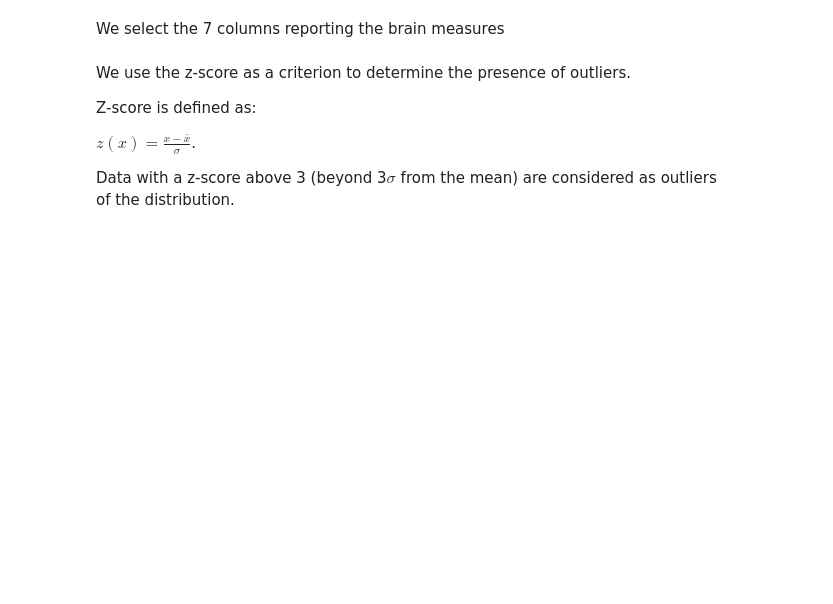
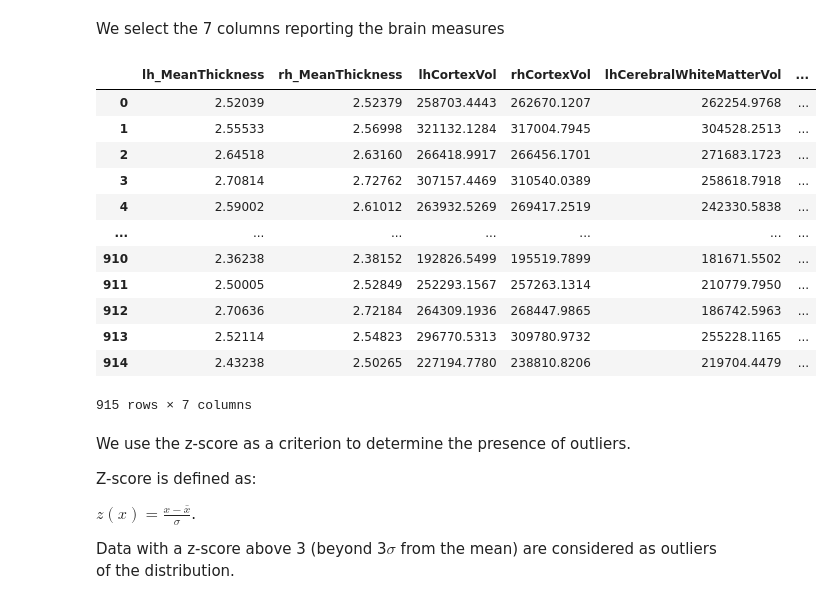
Before and after one commit to retico/cmepda_medphys, a Jupyter notebook: L6_code/demo3_data_exploration_Pandas.ipynb, the cells around one changed output. Drawn from its saved outputs; the diff is of its cells as text; code cells hidden in the pictures; blank space fills up the shorter version.

```diff
--- a/L6_code/demo3_data_exploration_Pandas.ipynb
+++ b/L6_code/demo3_data_exploration_Pandas.ipynb
@@ -231,3 +548,20 @@ data = df.iloc[:,5:12]
+# %%
+data = df.loc[:,'lh_MeanThickness':'TotalGrayVol']
+data
+# %% [output]
+|  | lh_MeanThickness | rh_MeanThickness | lhCortexVol | rhCortexVol | lhCerebralWhiteMatterVol | ... |
+| 0 | 2.52039 | 2.52379 | 258703.4443 | 262670.1207 | 262254.9768 | ... |
+| 1 | 2.55533 | 2.56998 | 321132.1284 | 317004.7945 | 304528.2513 | ... |
+| 2 | 2.64518 | 2.63160 | 266418.9917 | 266456.1701 | 271683.1723 | ... |
+| 3 | 2.70814 | 2.72762 | 307157.4469 | 310540.0389 | 258618.7918 | ... |
+| 4 | 2.59002 | 2.61012 | 263932.5269 | 269417.2519 | 242330.5838 | ... |
+| ... | ... | ... | ... | ... | ... | ... |
+| 910 | 2.36238 | 2.38152 | 192826.5499 | 195519.7899 | 181671.5502 | ... |
+| 911 | 2.50005 | 2.52849 | 252293.1567 | 257263.1314 | 210779.7950 | ... |
+| 912 | 2.70636 | 2.72184 | 264309.1936 | 268447.9865 | 186742.5963 | ... |
+| 913 | 2.52114 | 2.54823 | 296770.5313 | 309780.9732 | 255228.1165 | ... |
+| 914 | 2.43238 | 2.50265 | 227194.7780 | 238810.8206 | 219704.4479 | ... |
+915 rows × 7 columns
 # %% [markdown]
 We use the z-score as a criterion to determine the presence of outliers.
 
```
Also changed, not shown: parts of 78 cells of this notebook.
